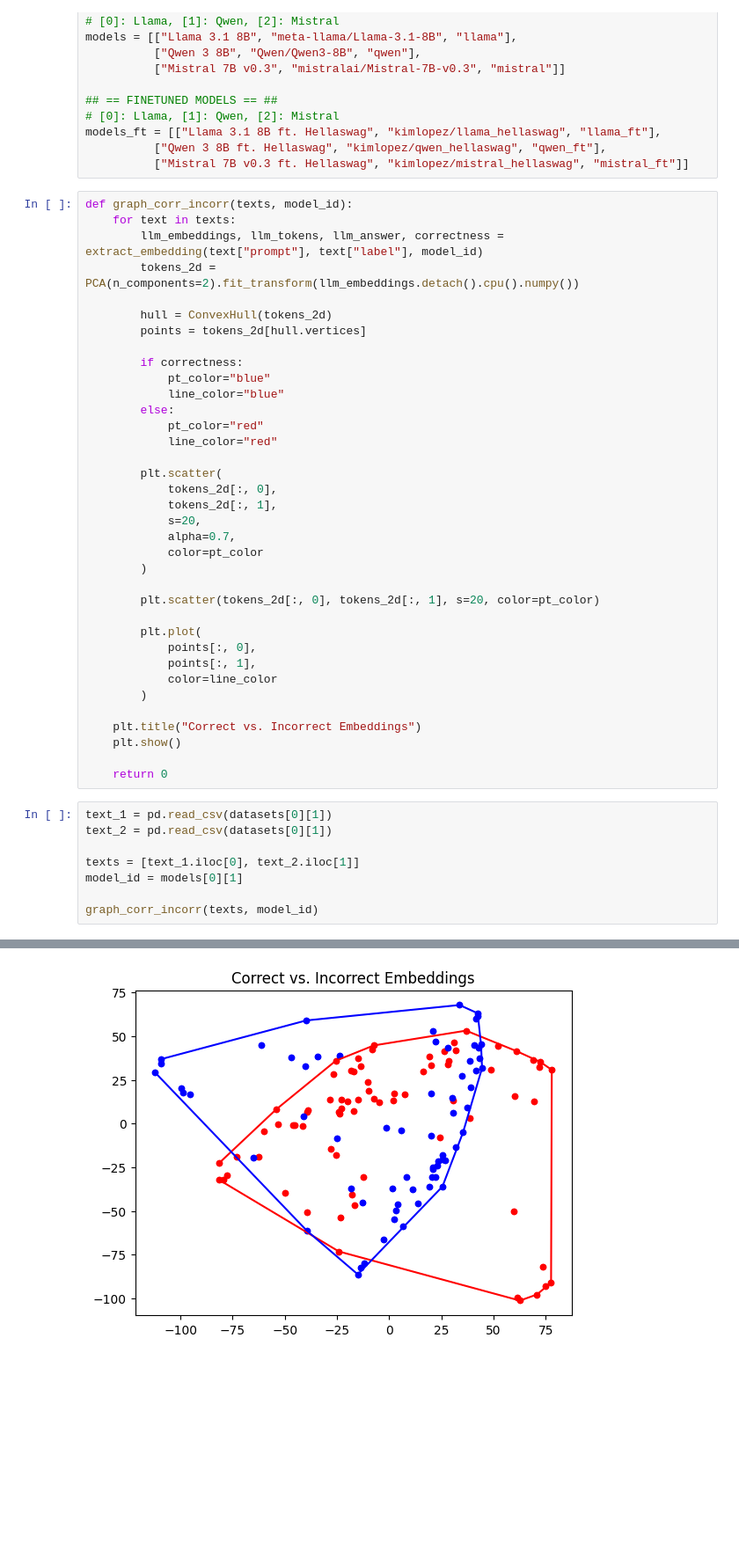
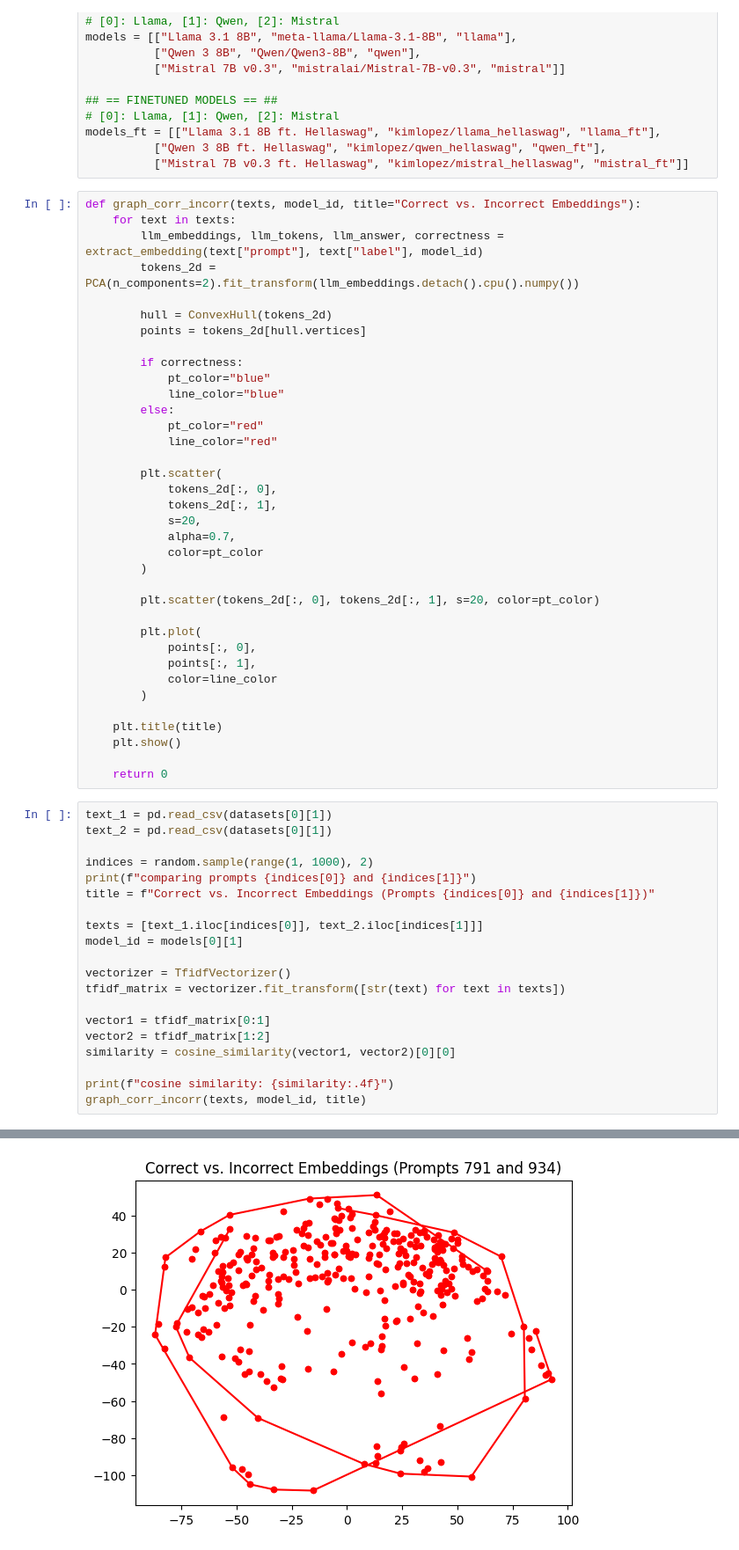
Before and after one commit to kim-lopez/TDA_reason-interpret, a Jupyter notebook: embedding_hull.ipynb, the cells around one changed output, grey strips where cells are left out. Shown at 88% size. Saved outputs shown, nothing was run; the diff lists cells and outputs as text; blank space fills up the shorter version.

Commit message:
cosine similarity and editing functions

```diff
--- a/embedding_hull.ipynb
+++ b/embedding_hull.ipynb
@@ -84,7 +89,7 @@ models_ft = [["Llama 3.1 8B ft. Hellaswag", "kimlopez/llama_hellaswag", "llama_f
           ["Qwen 3 8B ft. Hellaswag", "kimlopez/qwen_hellaswag", "qwen_ft"],
           ["Mistral 7B v0.3 ft. Hellaswag", "kimlopez/mistral_hellaswag", "mistral_ft"]]
 # %%
-def graph_corr_incorr(texts, model_id):
+def graph_corr_incorr(texts, model_id, title="Correct vs. Incorrect Embeddings"):
     for text in texts:
         llm_embeddings, llm_tokens, llm_answer, correctness = extract_embedding(text["prompt"], text["label"], model_id)
         tokens_2d = PCA(n_components=2).fit_transform(llm_embeddings.detach().cpu().numpy())
@@ -115,7 +120,7 @@ def graph_corr_incorr(texts, model_id):
             color=line_color
         )
 
-    plt.title("Correct vs. Incorrect Embeddings")
+    plt.title(title)
     plt.show()
 
     return 0
@@ -123,8 +128,20 @@ def graph_corr_incorr(texts, model_id):
 text_1 = pd.read_csv(datasets[0][1])
 text_2 = pd.read_csv(datasets[0][1])
 
-texts = [text_1.iloc[0], text_2.iloc[1]]
+indices = random.sample(range(1, 1000), 2)
+print(f"comparing prompts {indices[0]} and {indices[1]}")
+title = f"Correct vs. Incorrect Embeddings (Prompts {indices[0]} and {indices[1]})"
+
+texts = [text_1.iloc[indices[0]], text_2.iloc[indices[1]]]
 model_id = models[0][1]
 
-graph_corr_incorr(texts, model_id)
+vectorizer = TfidfVectorizer()
+tfidf_matrix = vectorizer.fit_transform([str(text) for text in texts])
+
+vector1 = tfidf_matrix[0:1]
+vector2 = tfidf_matrix[1:2]
+similarity = cosine_similarity(vector1, vector2)[0][0]
+
+print(f"cosine similarity: {similarity:.4f}")
+graph_corr_incorr(texts, model_id, title)
 # %% [output]
@@ -139 +160 @@ embedding shape: torch.Size([66, 4096])
-[figure, old version]
+[figure, new version]
```
Also changed, not shown: parts of 3 cells of this notebook, 2 other files.
